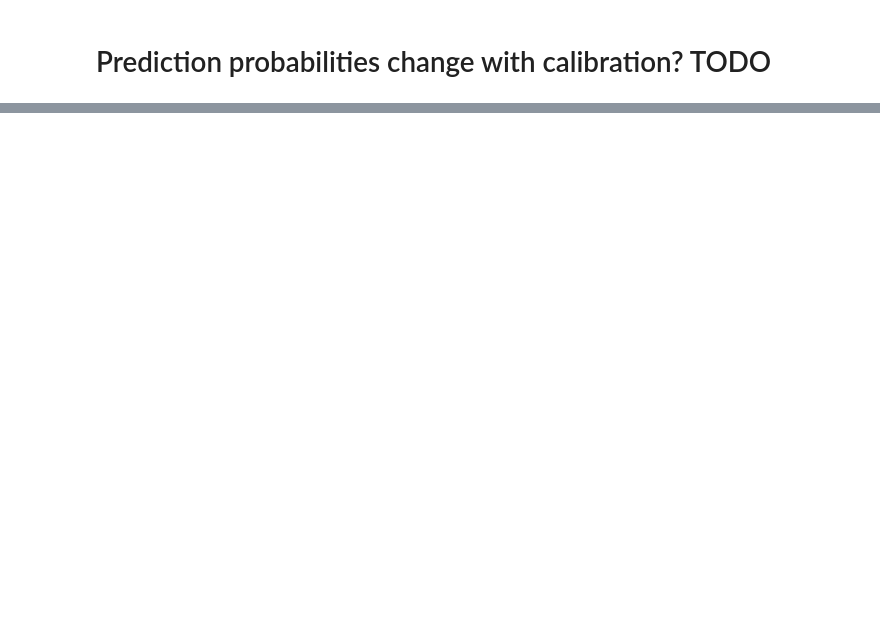
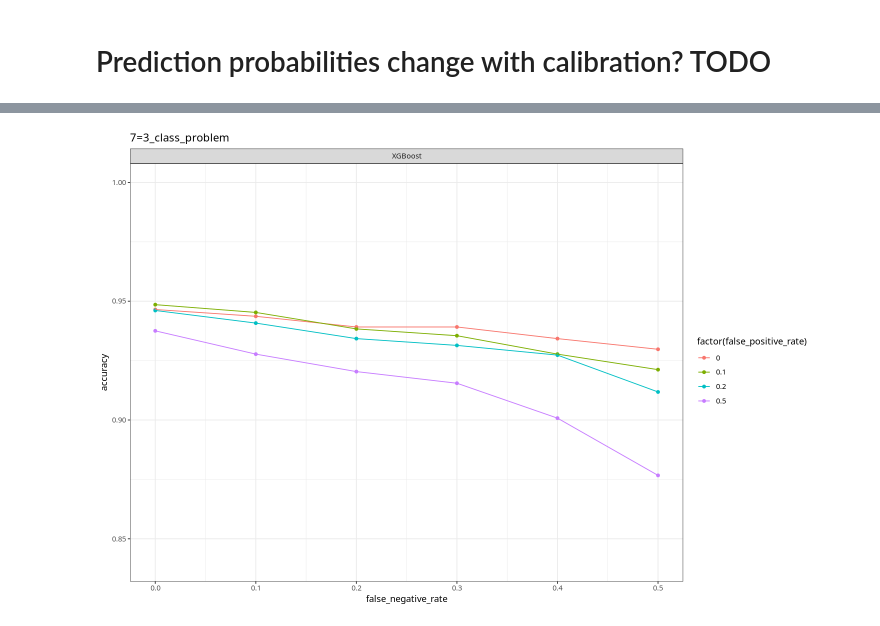
Before and after one commit to wwood/bacterial_dating_aerobic_predictor, a Jupyter notebook: 12_inspect_cross_validation.ipynb, the cells around one changed output, grey strips where cells are left out. Saved outputs shown, nothing was run; the diff lists cells and outputs as text; code cells hidden in the pictures; blank space fills up the shorter version.

Commit message:
Add 3class prediction.

```diff
--- a/12_inspect_cross_validation.ipynb
+++ b/12_inspect_cross_validation.ipynb
@@ -142,0 +147,14 @@ A data.table: 6 × 9
+# %%
+# Read cv probabities of the 3-class predictions
+system('ls -d data/*.cv_data/*csv |grep new_class > data/cv_data_files.txt')
+files = fread('data/cv_data_files.txt', header=F)
+d1 = files[grep('Perceptron', invert = T, V1),fread(input=V1, header=T, sep='\t', colClasses=list(double='y_actual')), by=V1]
+d2 = files[grep('Perceptron', V1),fread(input=V1, header=T, sep='\t', colClasses=list(double=c('y_actual','false_negative_rate','false_positive_rate'))), by=V1]
+d2[, prob_anaerobe := -1]
+d2[, prob_aerobe := -1]
+
+# hack
+d1 = files[grep('XGBoost', V1),fread(input=V1, header=T, sep='\t', colClasses=list(double='y_actual')), by=V1]
+d = d1#rbind(d1, d2)
+dim(d)
+d[1:3]
@@ -142,0 +206,3 @@ A data.table: 6 × 9
+# %%
+accuracies = d[grep('Isotonic',predictor,invert=T)][grep('Sigmoid',predictor,invert=T)][,.(accuracy= mean(prediction==y_actual)), by=list(predictor, false_negative_rate, false_positive_rate, dataset)]
+accuracies[1:3]
@@ -142,0 +222,8 @@ A data.table: 6 × 9
+# %%
+options(repr.plot.width=12, repr.plot.height=8)
+
+for (dataset_name in '7=3_class_problem') {
+    print(qplot(data=accuracies[dataset==dataset_name][grep('Isotonic',predictor,invert=T)][grep('Sigmoid',predictor,invert=T)][grep('GaussianNB',predictor,invert=T)][false_positive_rate %in% c(0,0.1,0.2,0.5)], false_negative_rate, accuracy, ylim=c(0.84,1), colour=factor(false_positive_rate), main=dataset_name)+geom_line()+facet_wrap(~predictor))
+}
+# %% [output]
+[figure, added]
```
Also changed, not shown: parts of 11 cells of this notebook, 7 other files.
